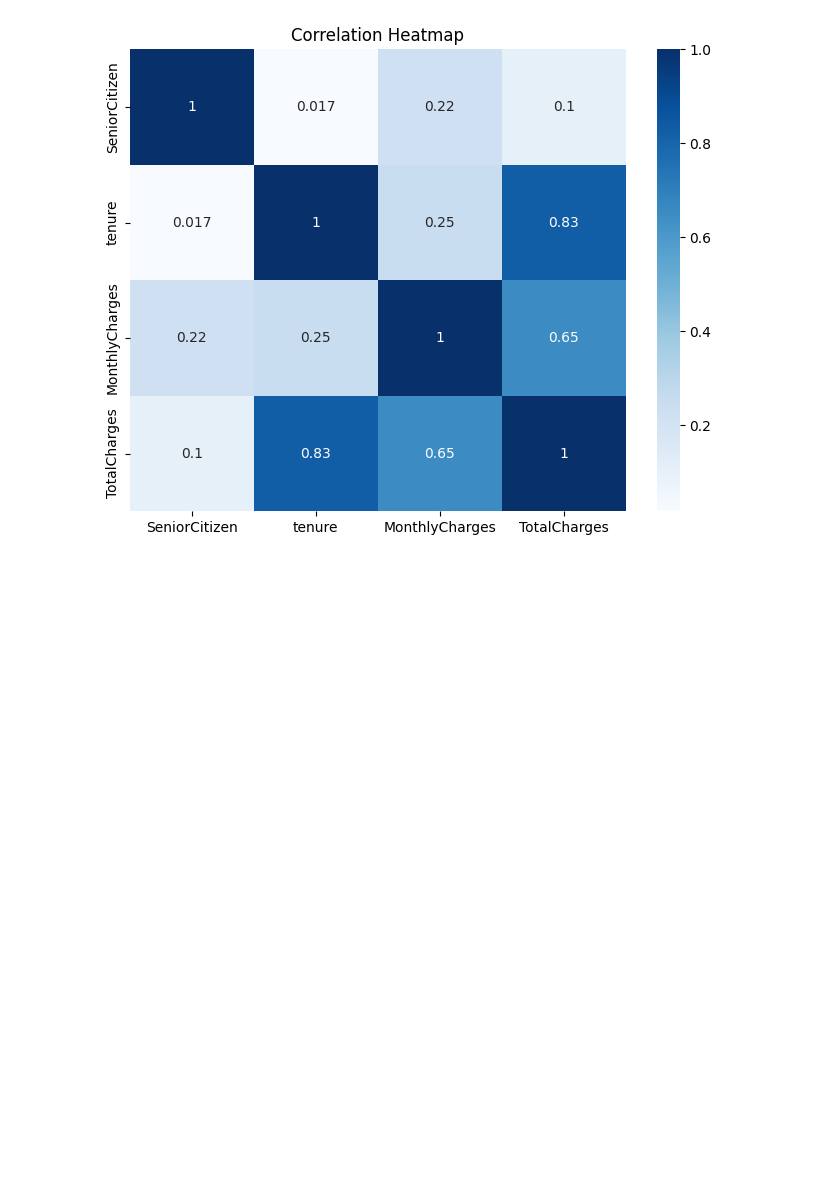
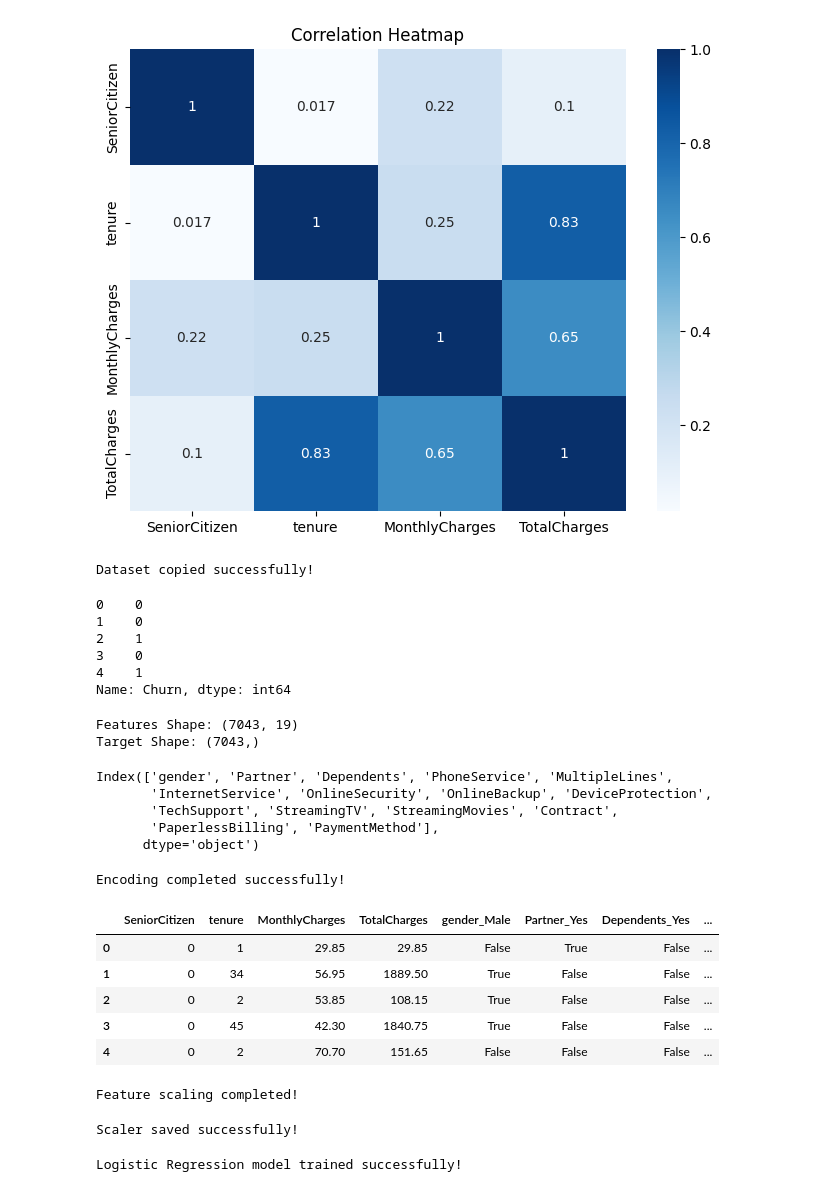
Before and after one commit to daarani24/Data_Analytics_projects, a Jupyter notebook: Customer_Churn_Prediction/notebooks/Customer_Churn_Analysis.ipynb, the cells around one changed output. Saved outputs shown, nothing was run; the diff lists cells and outputs as text; code cells hidden in the pictures; blank space fills up the shorter version.

Commit message:
Train and evaluate the models

```diff
--- a/Customer_Churn_Prediction/notebooks/Customer_Churn_Analysis.ipynb
+++ b/Customer_Churn_Prediction/notebooks/Customer_Churn_Analysis.ipynb
@@ -329,3 +329,54 @@ plt.title("Correlation Heatmap")
 plt.show()
 # %% [output]
 [figure]
+# %%
+df_ml = df.copy()
+print("Dataset copied successfully!")
+# %% [output]
+Dataset copied successfully!
+# %%
+df_ml["Churn"] = df_ml["Churn"].map({
+    "Yes": 1,
+    "No": 0
+})
+
+df_ml["Churn"].head()
+# %% [output]
+0    0
+1    0
+2    1
+3    0
+4    1
+Name: Churn, dtype: int64
+# %%
+X = df_ml.drop("Churn", axis=1)
+y = df_ml["Churn"]
+
+print("Features Shape:", X.shape)
+print("Target Shape:", y.shape)
+# %% [output]
+Features Shape: (7043, 19)
+Target Shape: (7043,)
+# %%
+categorical_columns = X.select_dtypes(include="object").columns
+print(categorical_columns)
+# %% [output]
+Index(['gender', 'Partner', 'Dependents', 'PhoneService', 'MultipleLines',
+       'InternetService', 'OnlineSecurity', 'OnlineBackup', 'DeviceProtection',
+       'TechSupport', 'StreamingTV', 'StreamingMovies', 'Contract',
+       'PaperlessBilling', 'PaymentMethod'],
+      dtype='object')
+# %%
+X = pd.get_dummies(X, drop_first=True)
+print("Encoding completed successfully!")
+# %% [output]
+Encoding completed successfully!
+# %%
+X.head()
+# %% [output]
+|  | SeniorCitizen | tenure | MonthlyCharges | TotalCharges | gender_Male | Partner_Yes | Dependents_Yes | ... |
+| 0 | 0 | 1 | 29.85 | 29.85 | False | True | False | ... |
+| 1 | 0 | 34 | 56.95 | 1889.50 | True | False | False | ... |
+| 2 | 0 | 2 | 53.85 | 108.15 | True | False | False | ... |
+| 3 | 0 | 45 | 42.30 | 1840.75 | True | False | False | ... |
+| 4 | 0 | 2 | 70.70 | 151.65 | False | False | False | ... |
@@ -331,0 +393,29 @@ plt.show()
+# %%
+from sklearn.preprocessing import StandardScaler
+
+scaler = StandardScaler()
+
+X_train_scaled = scaler.fit_transform(X_train)
+X_test_scaled = scaler.transform(X_test)
+
+print("Feature scaling completed!")
+# %% [output]
+Feature scaling completed!
+# %%
+import joblib
+
+joblib.dump(scaler, "../models/scaler.pkl")
+
+print("Scaler saved successfully!")
+# %% [output]
+Scaler saved successfully!
+# %%
+from sklearn.linear_model import LogisticRegression
+
+lr_model = LogisticRegression(random_state=42)
+
+lr_model.fit(X_train_scaled, y_train)
+
+print("Logistic Regression model trained successfully!")
+# %% [output]
+Logistic Regression model trained successfully!
```
Also changed, not shown: parts of 14 cells of this notebook, 5 other files.
